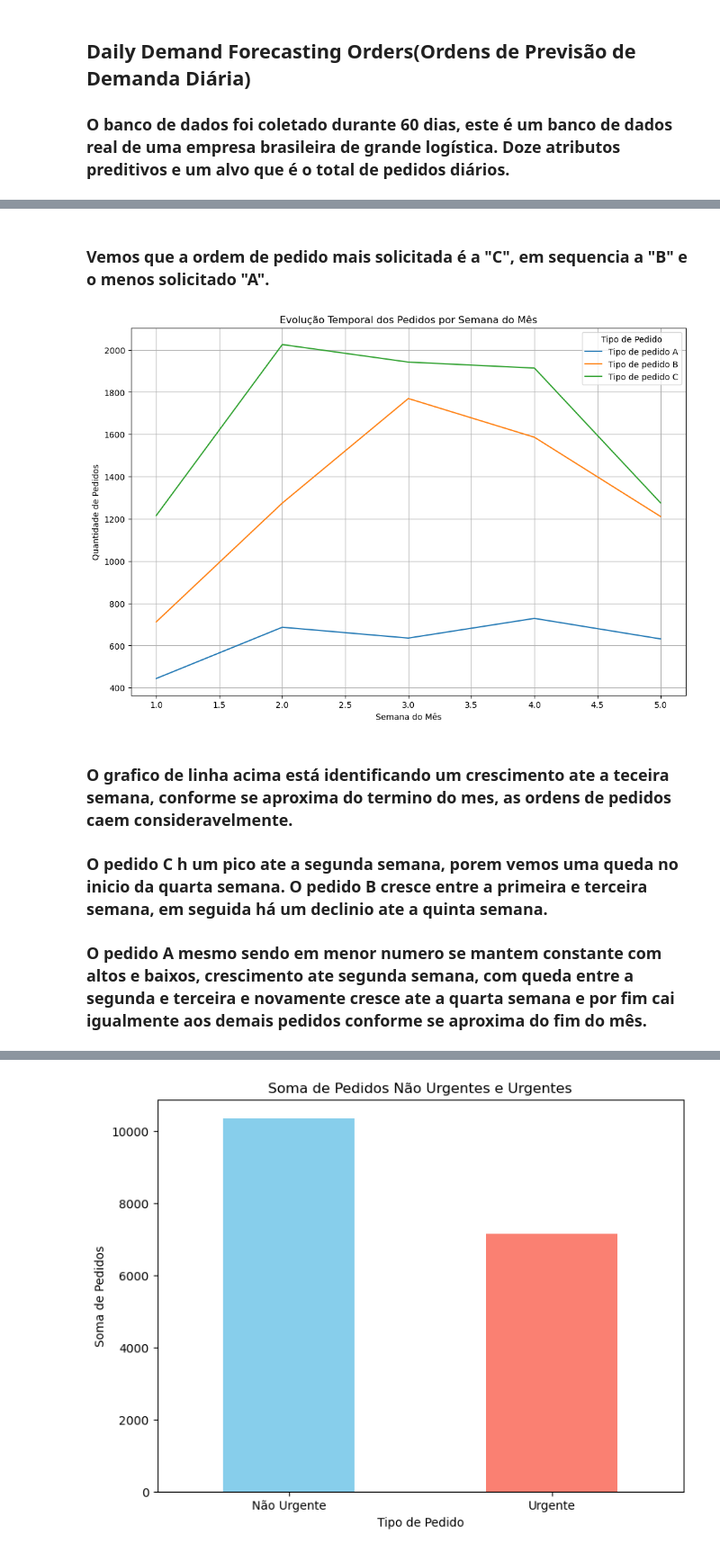
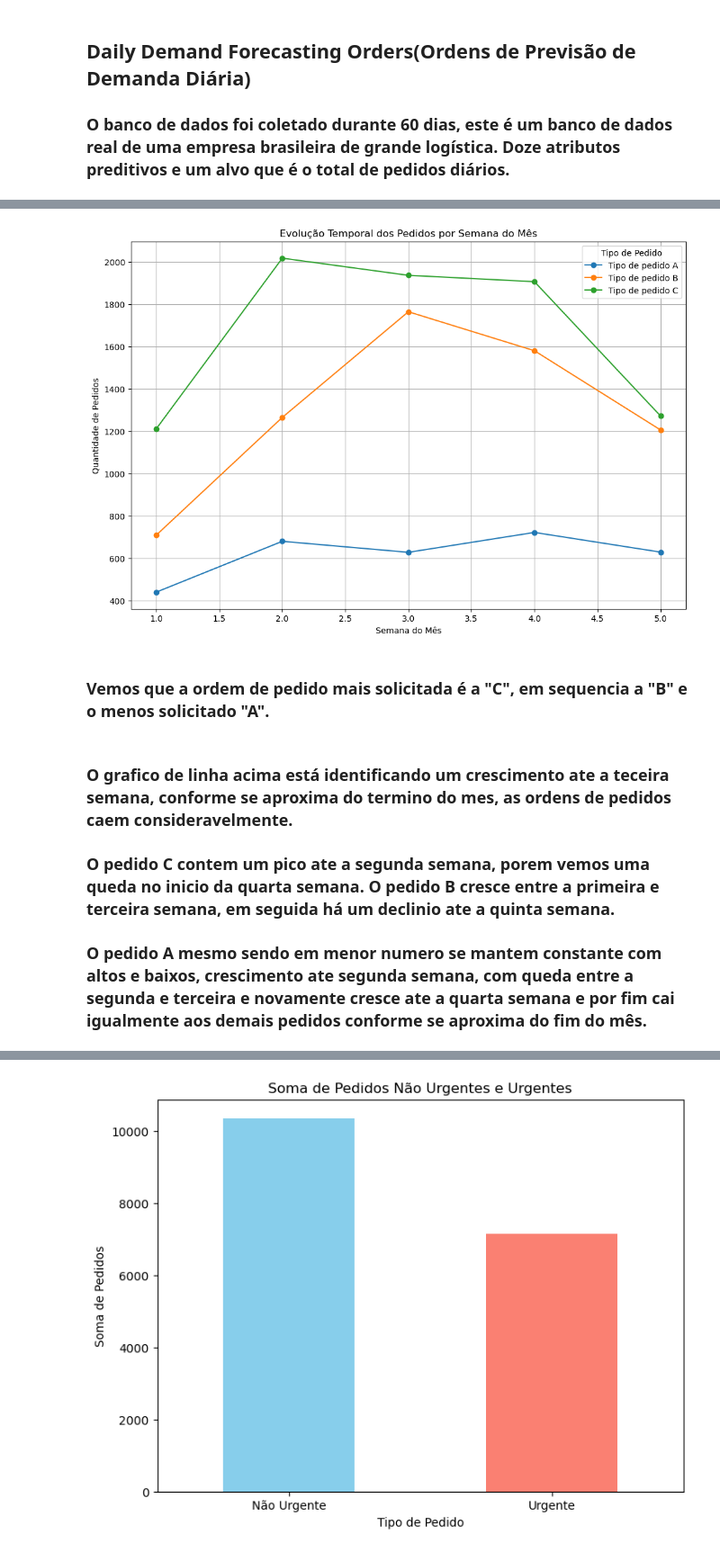
Before and after one commit to BrunoOSoares/Projeto-Analise-Descritiva, a Jupyter notebook: Trabalho_Final_Big_Data.ipynb, the cells around one changed output, grey strips where cells are left out. Shown at 90% size. Drawn from its saved outputs; the diff is of its cells as text; code cells hidden in the pictures.

```diff
--- a/Trabalho_Final_Big_Data.ipynb
+++ b/Trabalho_Final_Big_Data.ipynb
@@ -98,21 +82,36 @@ plt.show()
+# %%
+import matplotlib.pyplot as plt
+
+# Convertendo as colunas 'Order type A', 'Order type B', 'Order type C' para inteiros
+df[['Order type A', 'Order type B', 'Order type C']] = df[['Order type A', 'Order type B', 'Order type C']].astype(int)
+
+# Agrupando por semana do mês e somando os pedidos de cada tipo
+pedidos_por_semana = df.groupby('Week of the month (first week, second, third, fourth or fifth week')[['Order type A', 'Order type B', 'Order type C']].sum()
+
+# Definindo manualmente os números do índice
+numeros_do_indice = [1, 2, 3, 4, 5]
+
+# Atribuindo os números do índice ao DataFrame
+pedidos_por_semana.index = numeros_do_indice
+
+# Criando um novo DataFrame com o índice definido manualmente
+df_plot = pd.DataFrame(pedidos_por_semana.values, columns=['Tipo de pedido A', 'Tipo de pedido B', 'Tipo de pedido C'], index=pedidos_por_semana.index)
+
+# Plotando o gráfico de linha temporal
+df_plot.plot(kind='line', figsize=(12, 8), marker='o')  # Adicionando marcadores para destacar os pontos
+plt.title('Evolução Temporal dos Pedidos por Semana do Mês')
+plt.xlabel('Semana do Mês')
+plt.ylabel('Quantidade de Pedidos')
+plt.legend(title='Tipo de Pedido')
+plt.grid(True)
+plt.show()
+# %% [output]
+[figure, added]
 # %% [markdown]
 ### Vemos que a ordem de pedido mais solicitada é a "C", em sequencia a "B" e o menos solicitado "A".
-# %%
-pedidos_por_semana = df.groupby('Week of the month (first week, second, third, fourth or fifth week')[['Order type A', 'Order type B', 'Order type C']].sum()
-
-# Plotando o gráfico de linha temporal
-pedidos_por_semana.plot(kind='line', figsize=(12, 8))
-plt.title('Evolução Temporal dos Pedidos por Semana do Mês')
-plt.xlabel('Semana do Mês')
-plt.ylabel('Quantidade de Pedidos')
-plt.legend(title='Tipo de Pedido', labels=['Tipo de pedido A', 'Tipo de pedido B', 'Tipo de pedido C'])
-plt.grid(True)
-plt.show()
-# %% [output]
-[figure, removed]
 # %% [markdown]
 ### O grafico de linha acima está identificando um crescimento ate a teceira semana, conforme se aproxima do termino do mes, as ordens de pedidos caem consideravelmente.
 
-### O pedido C h um pico ate a segunda semana, porem vemos uma queda no inicio da quarta semana. O pedido B cresce entre a primeira e terceira semana, em seguida há um declinio ate a quinta semana.
+### O pedido C contem um pico ate a segunda semana, porem vemos uma queda no inicio da quarta semana. O pedido B cresce entre a primeira e terceira semana, em seguida há um declinio ate a quinta semana.
 
 ### O pedido A mesmo sendo em menor numero se mantem constante com altos e baixos, crescimento ate segunda semana, com queda entre a segunda e terceira e novamente cresce ate a quarta semana e por fim cai igualmente aos demais pedidos conforme se aproxima do fim do mês.
```
Also changed, not shown: parts of 19 cells of this notebook.
